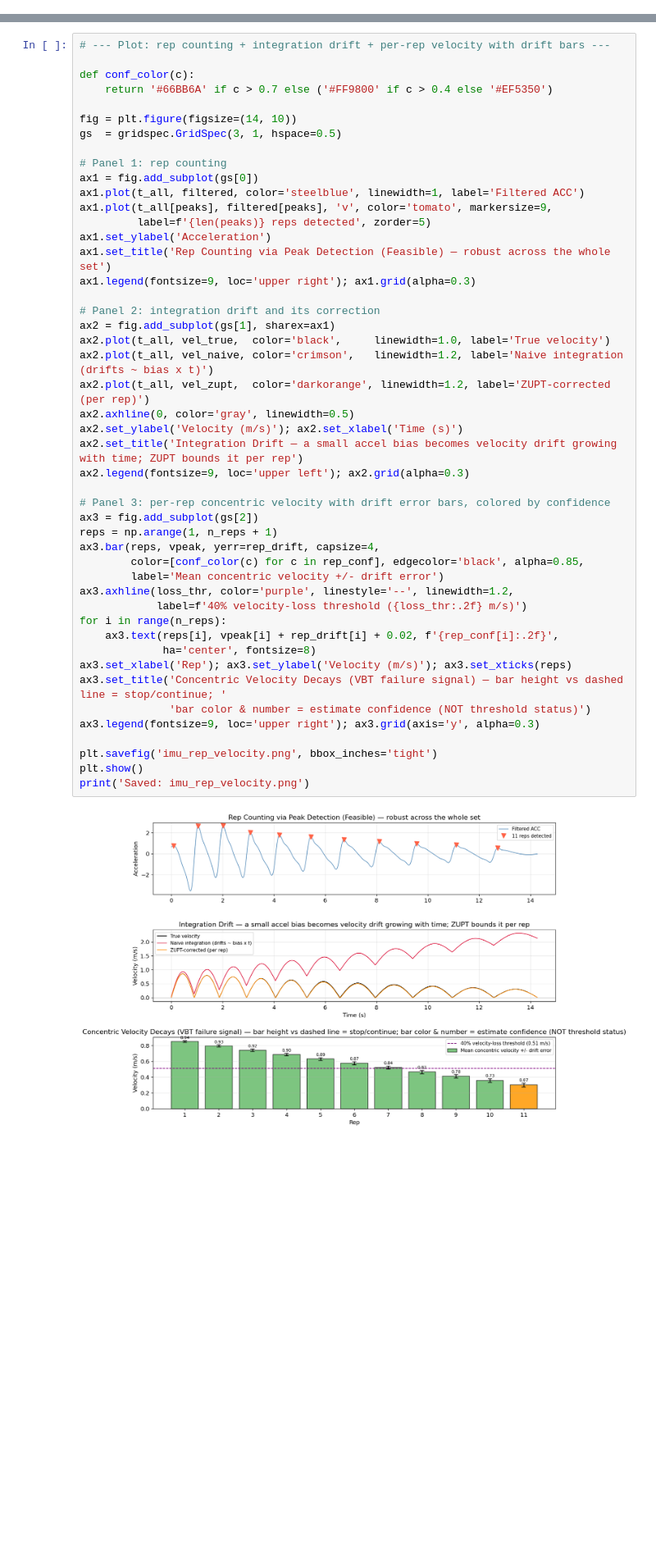
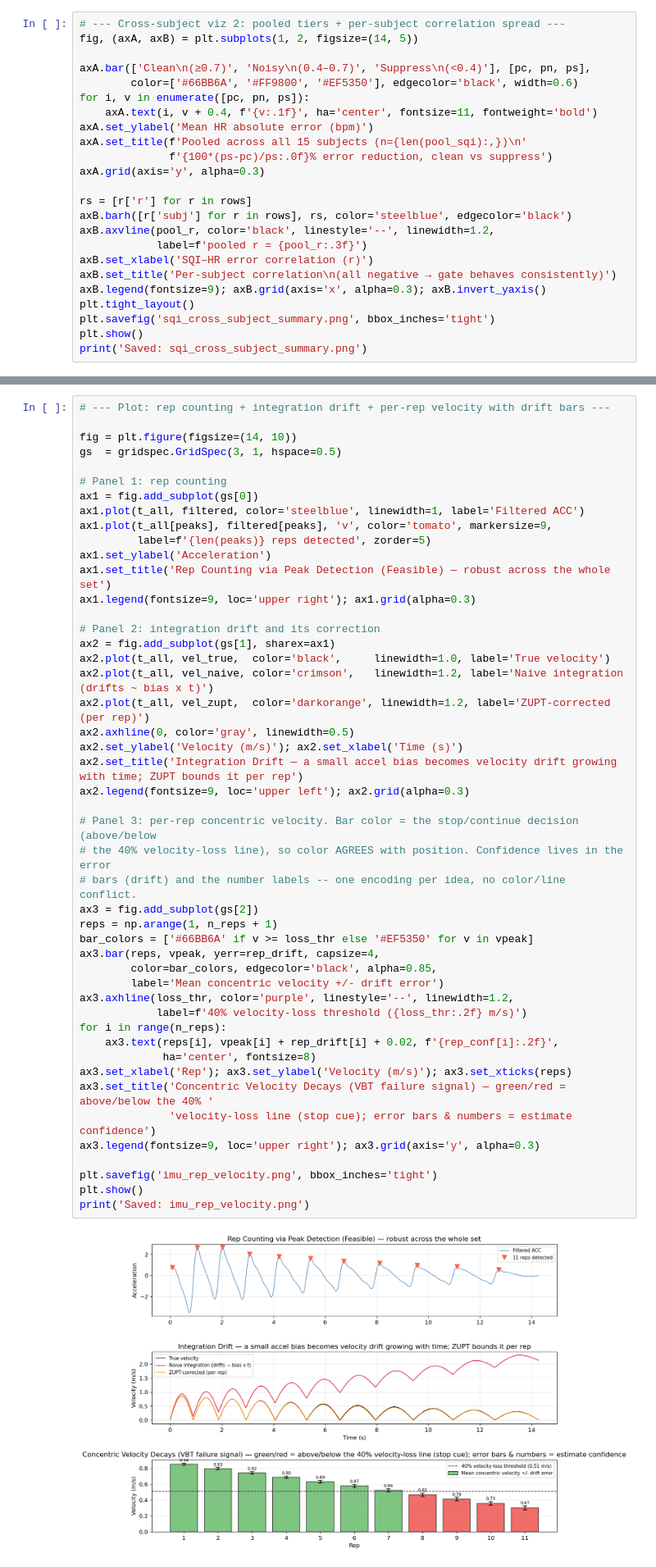
Before and after one commit to lukeengel/fort-assessment, a Jupyter notebook: sqi_demo.ipynb, the cells around one changed output, grey strips where cells are left out. Shown at 82% size. Drawn from its saved outputs; the diff is of its cells as text; blank space fills up the shorter version.

```diff
--- a/sqi_demo.ipynb
+++ b/sqi_demo.ipynb
@@ -346,0 +493,24 @@ Mean HR error by tier:
+# %%
+# --- Cross-subject viz 2: pooled tiers + per-subject correlation spread ---
+fig, (axA, axB) = plt.subplots(1, 2, figsize=(14, 5))
+
+axA.bar(['Clean\n(≥0.7)', 'Noisy\n(0.4–0.7)', 'Suppress\n(<0.4)'], [pc, pn, ps],
+        color=['#66BB6A', '#FF9800', '#EF5350'], edgecolor='black', width=0.6)
+for i, v in enumerate([pc, pn, ps]):
+    axA.text(i, v + 0.4, f'{v:.1f}', ha='center', fontsize=11, fontweight='bold')
+axA.set_ylabel('Mean HR absolute error (bpm)')
+axA.set_title(f'Pooled across all 15 subjects (n={len(pool_sqi):,})\n'
+              f'{100*(ps-pc)/ps:.0f}% error reduction, clean vs suppress')
+axA.grid(axis='y', alpha=0.3)
+
+rs = [r['r'] for r in rows]
+axB.barh([r['subj'] for r in rows], rs, color='steelblue', edgecolor='black')
+axB.axvline(pool_r, color='black', linestyle='--', linewidth=1.2,
+            label=f'pooled r = {pool_r:.3f}')
+axB.set_xlabel('SQI–HR error correlation (r)')
+axB.set_title('Per-subject correlation\n(all negative → gate behaves consistently)')
+axB.legend(fontsize=9); axB.grid(axis='x', alpha=0.3); axB.invert_yaxis()
+plt.tight_layout()
+plt.savefig('sqi_cross_subject_summary.png', bbox_inches='tight')
+plt.show()
+print('Saved: sqi_cross_subject_summary.png')
@@ -443,9 +710,6 @@ rep  vel(m/s)  dur(s)  drift(cm/s)  rel_err  confidence
 40% velocity-loss threshold (0.51 m/s) first crossed at rep 8
 # %%
 # --- Plot: rep counting + integration drift + per-rep velocity with drift bars ---
-
-def conf_color(c):
-    return '#66BB6A' if c > 0.7 else ('#FF9800' if c > 0.4 else '#EF5350')
 
 fig = plt.figure(figsize=(14, 10))
 gs  = gridspec.GridSpec(3, 1, hspace=0.5)
@@ -458,36 +722,39 @@ ax1.plot(t_all[peaks], filtered[peaks], 'v', color='tomato', markersize=9,
 ax1.set_ylabel('Acceleration')
 ax1.set_title('Rep Counting via Peak Detection (Feasible) — robust across the whole set')
 ax1.legend(fontsize=9, loc='upper right'); ax1.grid(alpha=0.3)
 
 # Panel 2: integration drift and its correction
 ax2 = fig.add_subplot(gs[1], sharex=ax1)
 ax2.plot(t_all, vel_true,  color='black',     linewidth=1.0, label='True velocity')
 ax2.plot(t_all, vel_naive, color='crimson',   linewidth=1.2, label='Naive integration (drifts ~ bias x t)')
 ax2.plot(t_all, vel_zupt,  color='darkorange', linewidth=1.2, label='ZUPT-corrected (per rep)')
 ax2.axhline(0, color='gray', linewidth=0.5)
 ax2.set_ylabel('Velocity (m/s)'); ax2.set_xlabel('Time (s)')
 ax2.set_title('Integration Drift — a small accel bias becomes velocity drift growing with time; ZUPT bounds it per rep')
 ax2.legend(fontsize=9, loc='upper left'); ax2.grid(alpha=0.3)
 
-# Panel 3: per-rep concentric velocity with drift error bars, colored by confidence
+# Panel 3: per-rep concentric velocity. Bar color = the stop/continue decision (above/below
+# the 40% velocity-loss line), so color AGREES with position. Confidence lives in the error
+# bars (drift) and the number labels -- one encoding per idea, no color/line conflict.
 ax3 = fig.add_subplot(gs[2])
 reps = np.arange(1, n_reps + 1)
+bar_colors = ['#66BB6A' if v >= loss_thr else '#EF5350' for v in vpeak]
 ax3.bar(reps, vpeak, yerr=rep_drift, capsize=4,
-        color=[conf_color(c) for c in rep_conf], edgecolor='black', alpha=0.85,
+        color=bar_colors, edgecolor='black', alpha=0.85,
         label='Mean concentric velocity +/- drift error')
 ax3.axhline(loss_thr, color='purple', linestyle='--', linewidth=1.2,
             label=f'40% velocity-loss threshold ({loss_thr:.2f} m/s)')
 for i in range(n_reps):
     ax3.text(reps[i], vpeak[i] + rep_drift[i] + 0.02, f'{rep_conf[i]:.2f}',
              ha='center', fontsize=8)
 ax3.set_xlabel('Rep'); ax3.set_ylabel('Velocity (m/s)'); ax3.set_xticks(reps)
-ax3.set_title('Concentric Velocity Decays (VBT failure signal) — bar height vs dashed line = stop/continue; '
-              'bar color & number = estimate confidence (NOT threshold status)')
+ax3.set_title('Concentric Velocity Decays (VBT failure signal) — green/red = above/below the 40% '
+              'velocity-loss line (stop cue); error bars & numbers = estimate confidence')
 ax3.legend(fontsize=9, loc='upper right'); ax3.grid(axis='y', alpha=0.3)
 
 plt.savefig('imu_rep_velocity.png', bbox_inches='tight')
 plt.show()
 print('Saved: imu_rep_velocity.png')
 # %% [output]
-[figure, old version]
+[figure, new version]
 Saved: imu_rep_velocity.png
```
Also changed, not shown: parts of 12 cells of this notebook, 6 other files.
